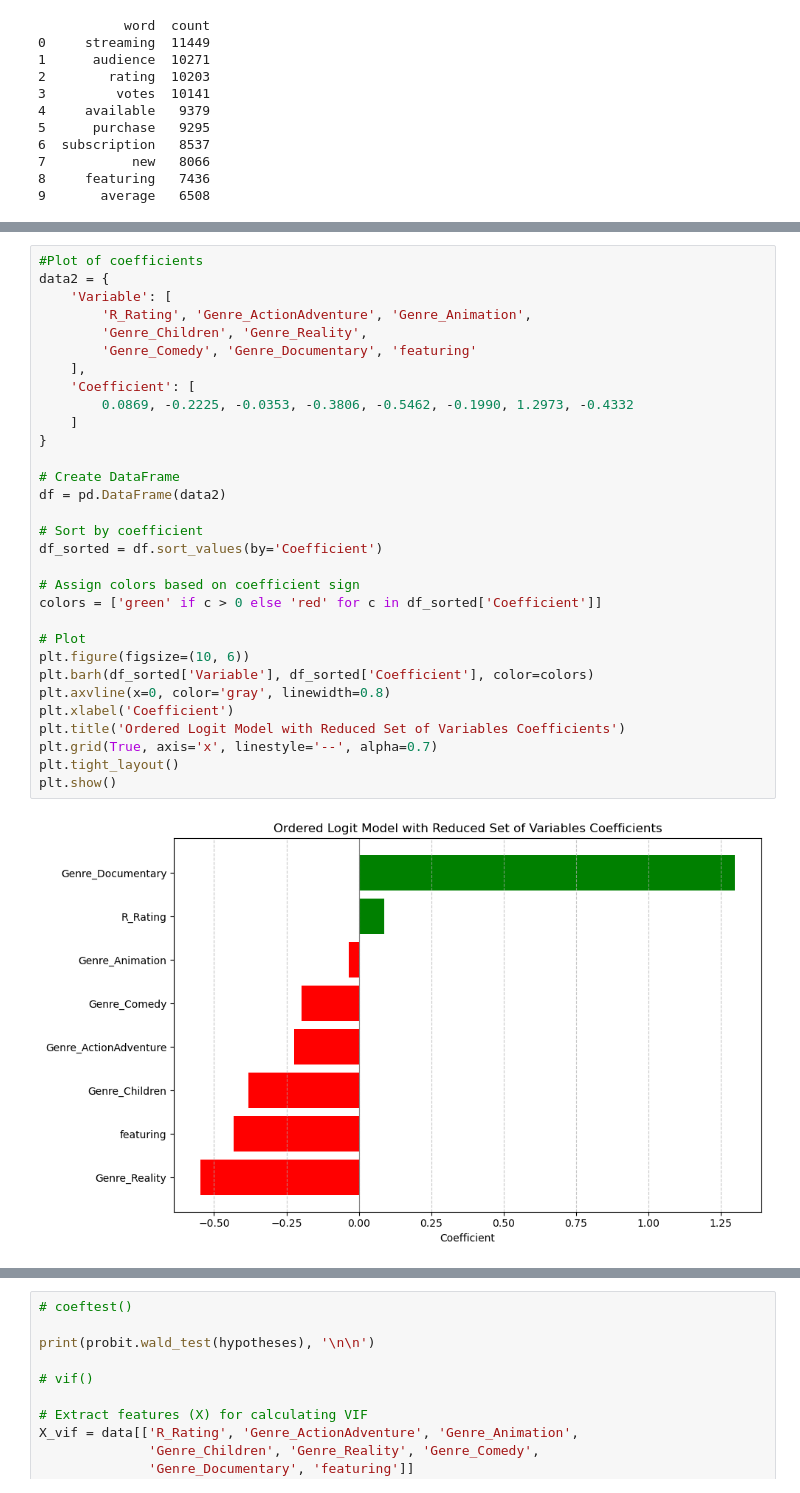
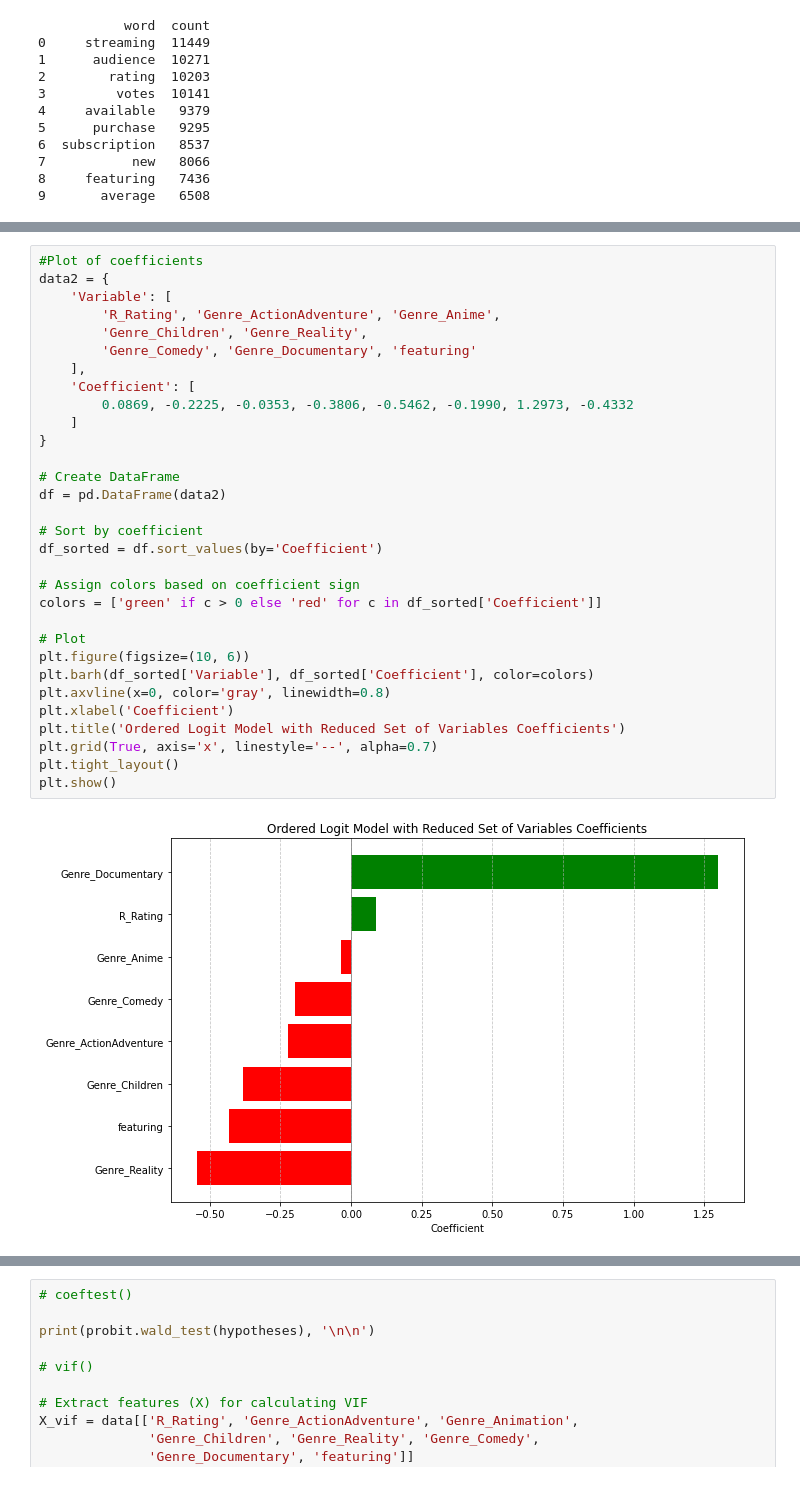
Before and after one commit to ayeti82/Reproducible-Research-Project, a Jupyter notebook: scripts/Updated Script - Python.ipynb, the cells around one changed output, grey strips where cells are left out. Saved outputs shown, nothing was run; the diff lists cells and outputs as text.

```diff
--- a/scripts/Updated Script - Python.ipynb
+++ b/scripts/Updated Script - Python.ipynb
@@ -625,35 +625,35 @@ Time:                        01:05:57
 #Plot of coefficients
 data2 = {
     'Variable': [
-        'R_Rating', 'Genre_ActionAdventure', 'Genre_Animation',
+        'R_Rating', 'Genre_ActionAdventure', 'Genre_Anime',
         'Genre_Children', 'Genre_Reality',
         'Genre_Comedy', 'Genre_Documentary', 'featuring'
     ],
     'Coefficient': [
         0.0869, -0.2225, -0.0353, -0.3806, -0.5462, -0.1990, 1.2973, -0.4332
     ]
 }
 
 # Create DataFrame
 df = pd.DataFrame(data2)
 
 # Sort by coefficient
 df_sorted = df.sort_values(by='Coefficient')
 
 # Assign colors based on coefficient sign
 colors = ['green' if c > 0 else 'red' for c in df_sorted['Coefficient']]
 
 # Plot
 plt.figure(figsize=(10, 6))
 plt.barh(df_sorted['Variable'], df_sorted['Coefficient'], color=colors)
 plt.axvline(x=0, color='gray', linewidth=0.8)
 plt.xlabel('Coefficient')
 plt.title('Ordered Logit Model with Reduced Set of Variables Coefficients')
 plt.grid(True, axis='x', linestyle='--', alpha=0.7)
 plt.tight_layout()
 plt.show()
 # %% [output]
-[figure, old version]
+[figure, new version]
 # %%
 # Equivalent of anova(ologit, ologit_res) in R
 
```
Also changed, not shown: parts of 14 cells of this notebook, 1 other file.
